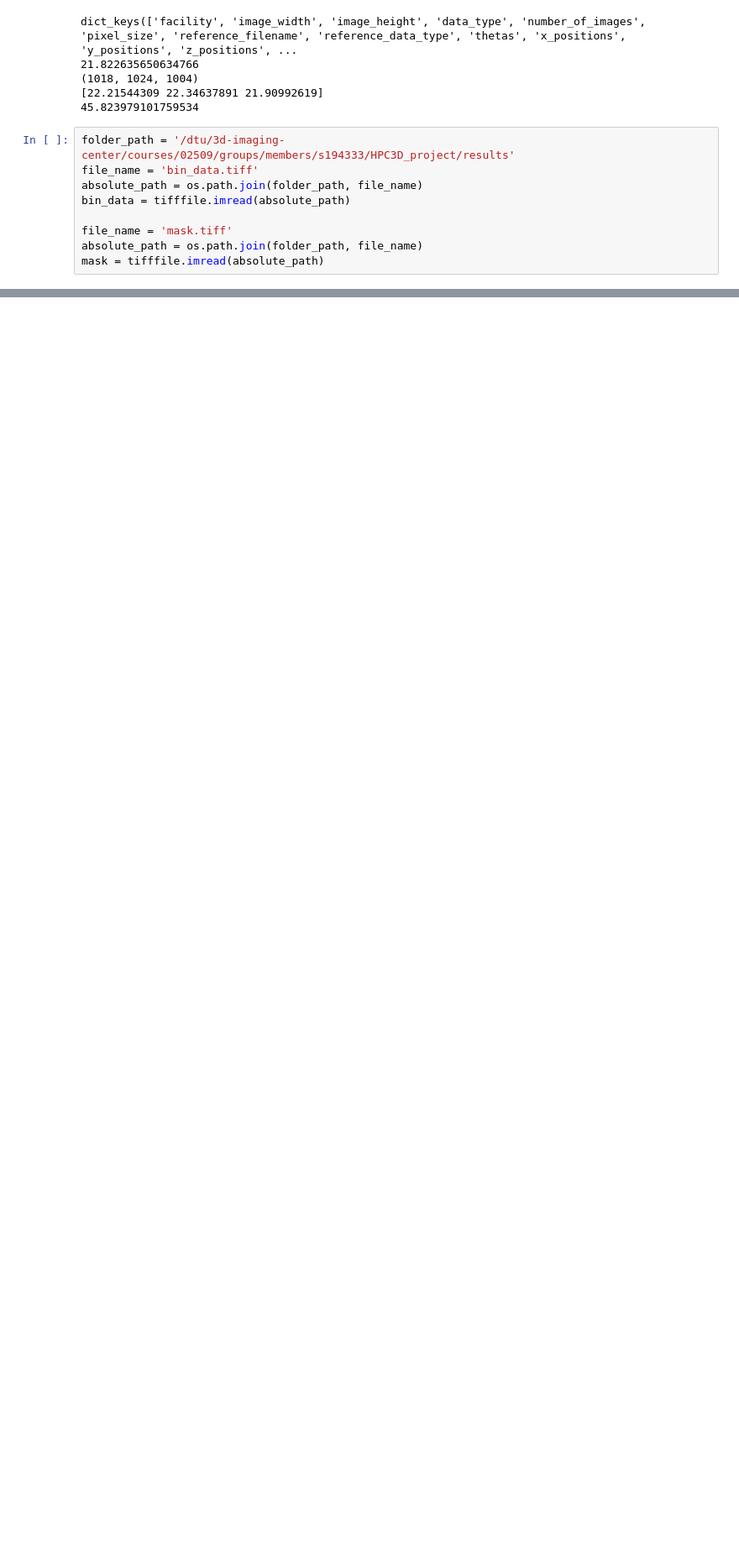
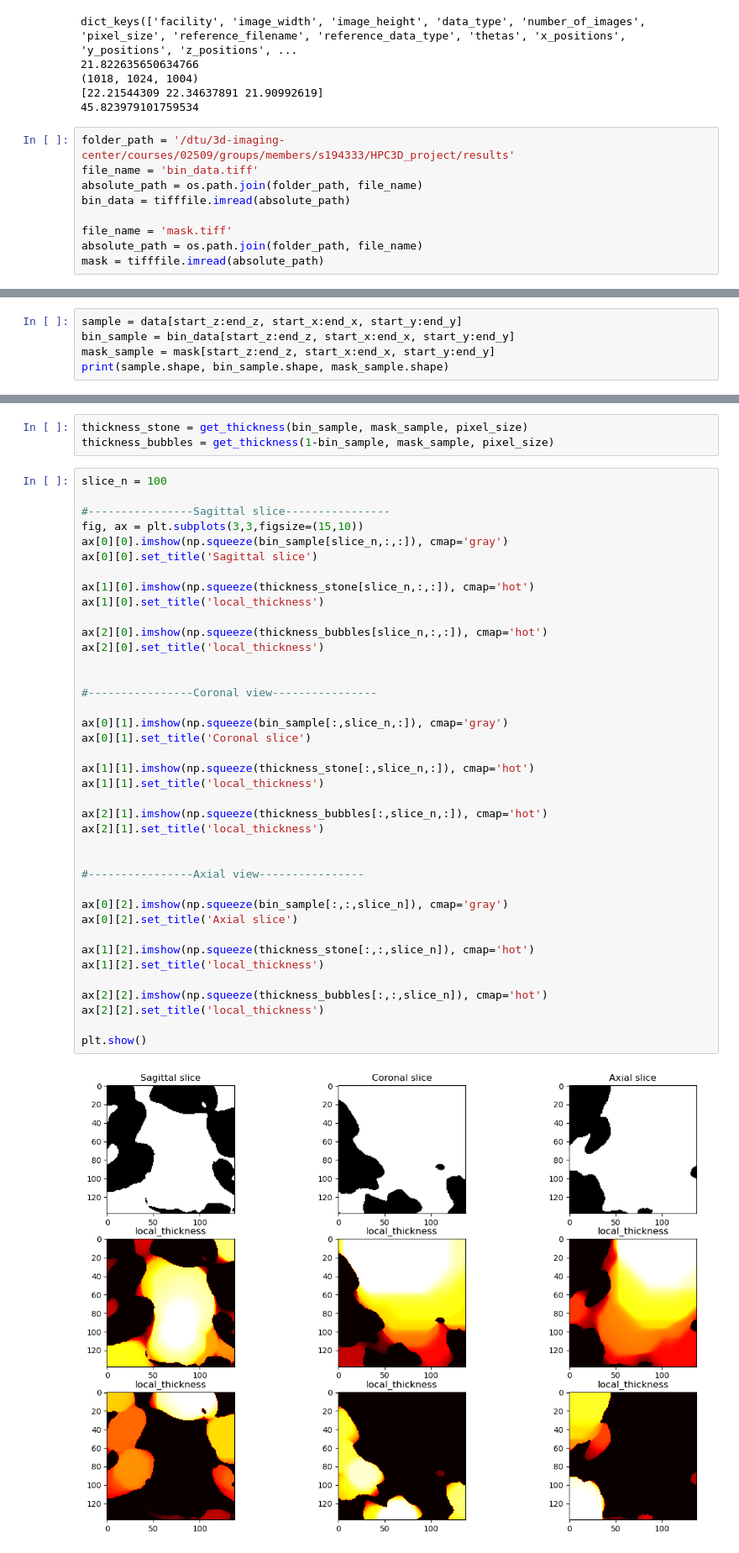
Before and after one commit to s185231/HPC3D_project, a Jupyter notebook: ny_island_get_statistics.ipynb, the cells around one changed output, grey strips where cells are left out. Shown: that part at 84% size. Saved outputs shown, nothing was run; the diff lists cells and outputs as text; blank space fills up the shorter version.

```diff
--- a/ny_island_get_statistics.ipynb
+++ b/ny_island_get_statistics.ipynb
@@ -93,0 +99,5 @@ plt.show()
+# %%
+sample = data[start_z:end_z, start_x:end_x, start_y:end_y]
+bin_sample = bin_data[start_z:end_z, start_x:end_x, start_y:end_y]
+mask_sample = mask[start_z:end_z, start_x:end_x, start_y:end_y]
+print(sample.shape, bin_sample.shape, mask_sample.shape)
@@ -93,0 +147,44 @@ plt.show()
+# %%
+thickness_stone = get_thickness(bin_sample, mask_sample, pixel_size)
+thickness_bubbles = get_thickness(1-bin_sample, mask_sample, pixel_size)
+# %%
+slice_n = 100
+
+#----------------Sagittal slice----------------
+fig, ax = plt.subplots(3,3,figsize=(15,10))
+ax[0][0].imshow(np.squeeze(bin_sample[slice_n,:,:]), cmap='gray')
+ax[0][0].set_title('Sagittal slice')
+
+ax[1][0].imshow(np.squeeze(thickness_stone[slice_n,:,:]), cmap='hot')
+ax[1][0].set_title('local_thickness')
+
+ax[2][0].imshow(np.squeeze(thickness_bubbles[slice_n,:,:]), cmap='hot')
+ax[2][0].set_title('local_thickness')
+
+
+#----------------Coronal view----------------
+
+ax[0][1].imshow(np.squeeze(bin_sample[:,slice_n,:]), cmap='gray')
+ax[0][1].set_title('Coronal slice')
+
+ax[1][1].imshow(np.squeeze(thickness_stone[:,slice_n,:]), cmap='hot')
+ax[1][1].set_title('local_thickness')
+
+ax[2][1].imshow(np.squeeze(thickness_bubbles[:,slice_n,:]), cmap='hot')
+ax[2][1].set_title('local_thickness')
+
+
+#----------------Axial view----------------
+
+ax[0][2].imshow(np.squeeze(bin_sample[:,:,slice_n]), cmap='gray')
+ax[0][2].set_title('Axial slice')
+
+ax[1][2].imshow(np.squeeze(thickness_stone[:,:,slice_n]), cmap='hot')
+ax[1][2].set_title('local_thickness')
+
+ax[2][2].imshow(np.squeeze(thickness_bubbles[:,:,slice_n]), cmap='hot')
+ax[2][2].set_title('local_thickness')
+
+plt.show()
+# %% [output]
+[figure, added]
```
Also changed, not shown: parts of 7 cells of this notebook.
